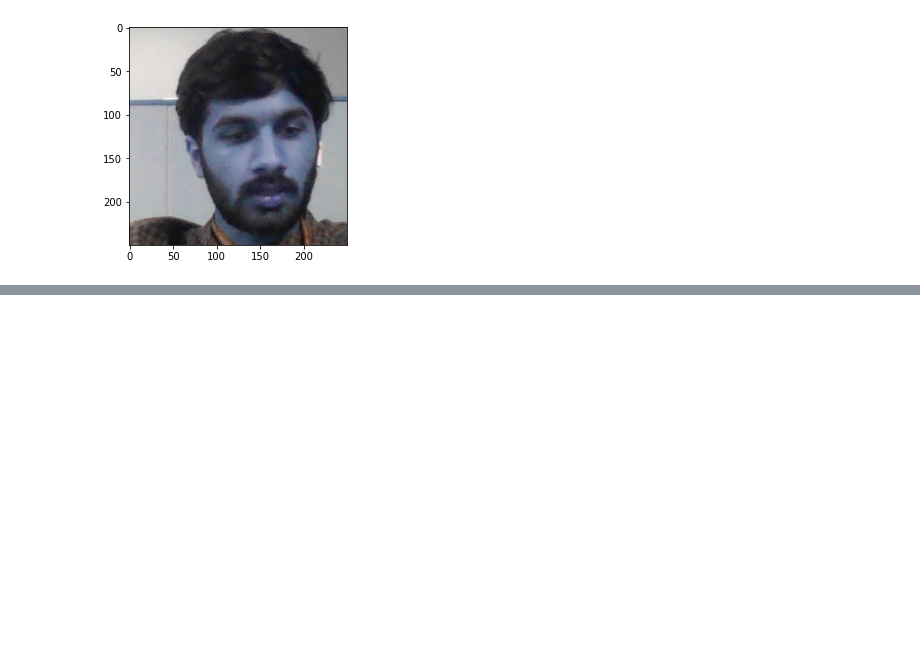
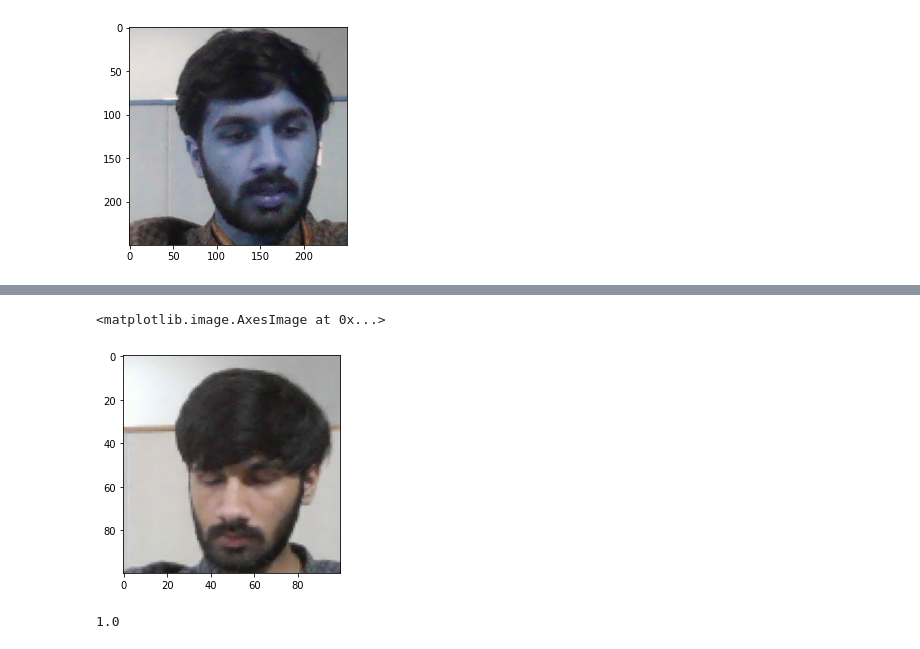
Before and after one commit to harshjainsk/Facial-Recognition, a Jupyter notebook: Face-Recognition-With-Siamese-Network.ipynb, the cells around one changed output, grey strips where cells are left out. Drawn from its saved outputs; the diff is of its cells as text; code cells hidden in the pictures; blank space fills up the shorter version.

```diff
--- a/Face-Recognition-With-Siamese-Network.ipynb
+++ b/Face-Recognition-With-Siamese-Network.ipynb
@@ -123,0 +149,9 @@ def preprocess(file_path):
+# %%
+plt.imshow(res[1])
+# %% [output]
+<matplotlib.image.AxesImage at 0x...>
+[figure, added]
+# %%
+res[2]
+# %% [output]
+1.0
```
Also changed, not shown: parts of 30 cells of this notebook.
